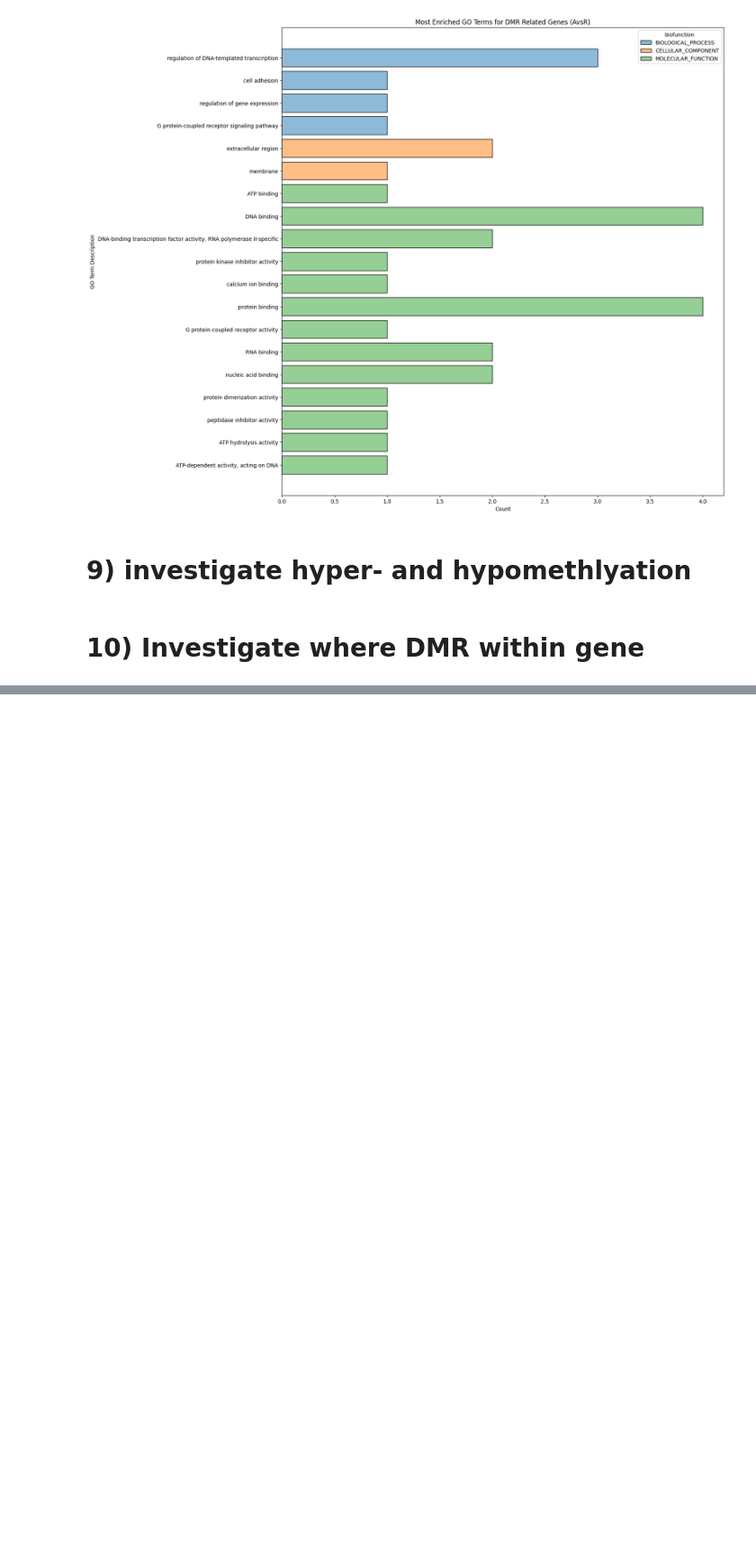
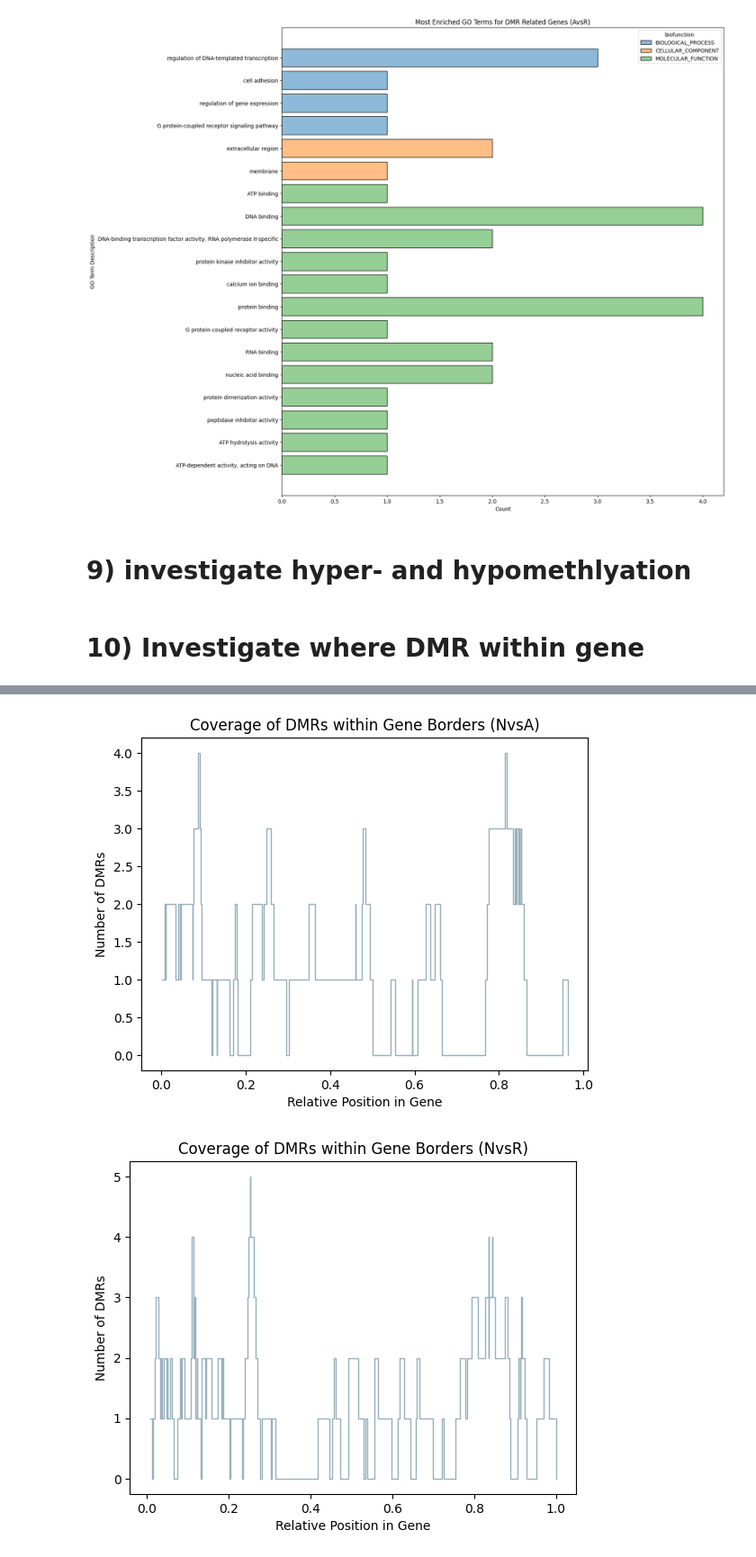
Before and after one commit to MagdalenaWinklhofer/WholeGenomeBisulphiteSequencing, a Jupyter notebook: DNAseq_pipeline/7_match_dmr_to_gene.ipynb, the cells around one changed output, grey strips where cells are left out. Shown at 90% size. Saved outputs shown, nothing was run; the diff lists cells and outputs as text; code cells hidden in the pictures; blank space fills up the shorter version.

Commit message:
stair plot

```diff
--- a/DNAseq_pipeline/7_match_dmr_to_gene.ipynb
+++ b/DNAseq_pipeline/7_match_dmr_to_gene.ipynb
@@ -404,0 +357,27 @@ dmr_na
+# %%
+for name, df in dmr_withinGeneBorder.items():
+    df['start_std'] = (df['start'] - df['start_2000']) / (df['stop_2000'] - df['start_2000'])
+    df['end_std'] = (df['end'] - df['start_2000']) / (df['stop_2000'] - df['start_2000'])
+# %%
+import matplotlib.pyplot as plt
+import seaborn as sns
+
+
+for name, df in dmr_withinGeneBorder.items():
+    starts=pd.Series({i:1 for i in dmr_withinGeneBorder[name]['start_std']})
+    stops =pd.Series({i:-1 for i in dmr_withinGeneBorder[name]['end_std']})
+    all = pd.concat([starts, stops]).sort_index()
+    all.index.name = 'position'
+    coverage = all.groupby('position').sum().cumsum()
+    plt.step(coverage.index, coverage, where='post', color='#99B1BD', linewidth=1)
+    plt.title(f'Coverage of DMRs within Gene Borders ({name})')
+    plt.xlabel('Relative Position in Gene')
+    plt.ylabel('Number of DMRs')
+    plt.savefig(f'7_match_dmr_to_gene/coverage_{name}.png', dpi=500, bbox_inches='tight')
+    plt.show()
+    plt.close()
+
+ #plt.stairs
+# %% [output]
+[figure, added]
+[figure, added]
```
Also changed, not shown: parts of 8 cells of this notebook.
